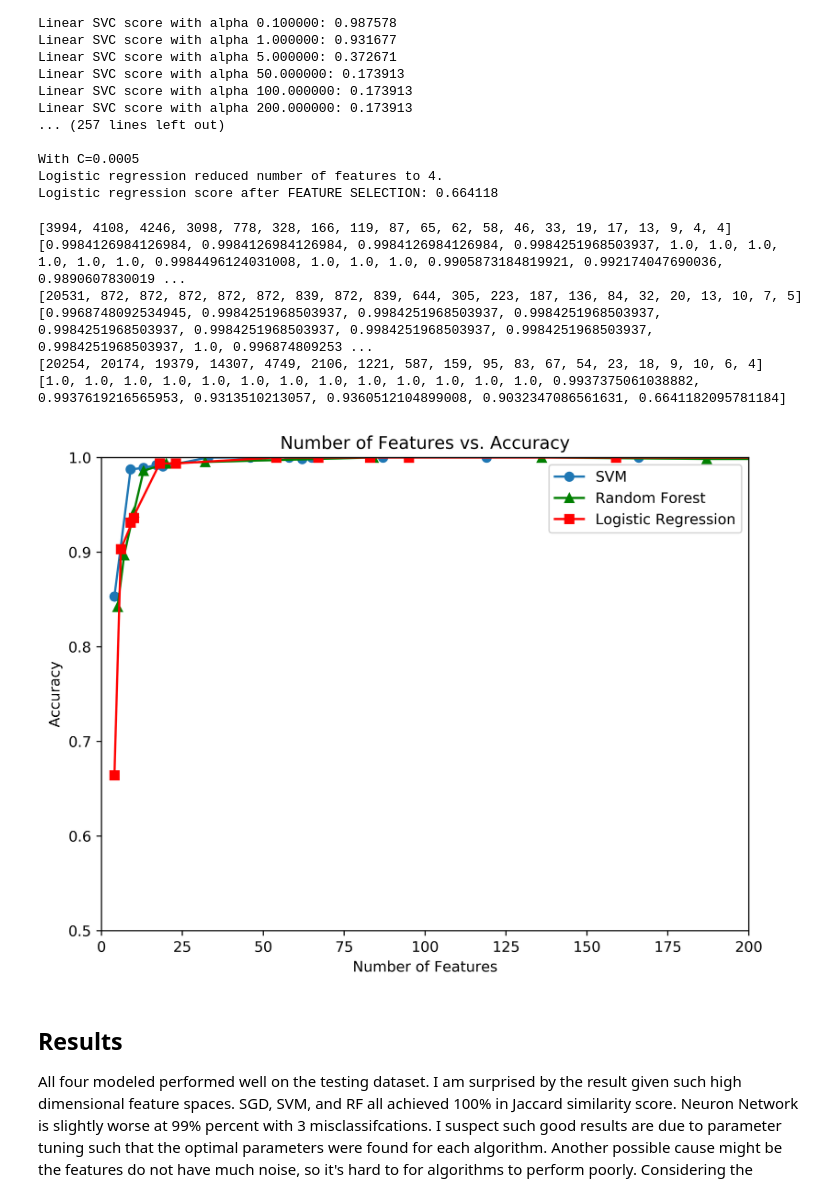
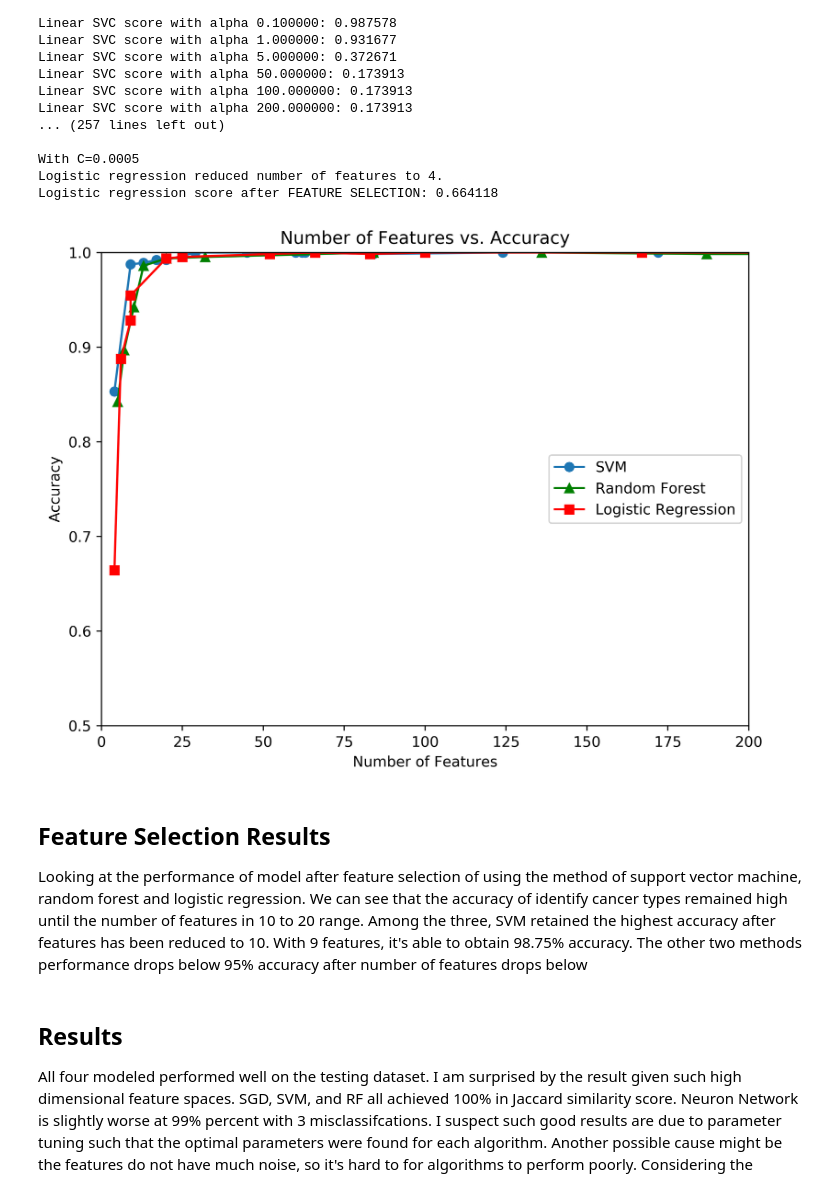
Before and after one commit to ziweiwu/ML-RNA-Microarray, a Jupyter notebook: notebook.ipynb, the cells around one changed output. Saved outputs shown, nothing was run; the diff lists cells and outputs as text; code cells hidden in the pictures.

Commit message:
improve feature selection graph

```diff
--- a/notebook.ipynb
+++ b/notebook.ipynb
@@ -604,37 +604,27 @@ Logistic regression score after FEATURE SELECTION: 0.664118
 # %%
 ########################################################################################
 #                    Feature Selection Performance
 ########################################################################################
 from matplotlib.pyplot import figure
 figure(num=None, figsize=(8, 6), dpi=500, facecolor='w', edgecolor='k')
-
-print(n_features_svm)
-print(accuracy_svm)
-print(n_features_rf)
-print(accuracy_rf)
-print(n_features_logit)
-print(accuracy_logit)
 
 plt.plot(n_features_svm, accuracy_svm, 'o-')
 plt.xlabel('Number of Features')
 plt.ylabel('Accuracy')
 plt.title("Number of Features vs. Accuracy")
 
 plt.plot(n_features_rf, accuracy_rf, '^-', color='green')
 
 plt.plot(n_features_logit, accuracy_logit, 's-', color='red')
-plt.legend(['SVM', 'Random Forest', 'Logistic Regression'])
+plt.legend(['SVM', 'Random Forest', 'Logistic Regression'], loc=5)
 
 plt.axis([0, 200, 0.5, 1])
 plt.show()
 # %% [output]
-[3994, 4108, 4246, 3098, 778, 328, 166, 119, 87, 65, 62, 58, 46, 33, 19, 17, 13, 9, 4, 4]
-[0.9984126984126984, 0.9984126984126984, 0.9984126984126984, 0.9984251968503937, 1.0, 1.0, 1.0, 1.0, 1.0, 1.0, 0.9984496124031008, 1.0, 1.0, 1.0, 0.9905873184819921, 0.992174047690036, 0.9890607830019 ...
-[20531, 872, 872, 872, 872, 872, 839, 872, 839, 644, 305, 223, 187, 136, 84, 32, 20, 13, 10, 7, 5]
-[0.9968748092534945, 0.9984251968503937, 0.9984251968503937, 0.9984251968503937, 0.9984251968503937, 0.9984251968503937, 0.9984251968503937, 0.9984251968503937, 0.9984251968503937, 1.0, 0.996874809253 ...
-[20254, 20174, 19379, 14307, 4749, 2106, 1221, 587, 159, 95, 83, 67, 54, 23, 18, 9, 10, 6, 4]
-[1.0, 1.0, 1.0, 1.0, 1.0, 1.0, 1.0, 1.0, 1.0, 1.0, 1.0, 1.0, 1.0, 0.9937375061038882, 0.9937619216565953, 0.9313510213057, 0.9360512104899008, 0.9032347086561631, 0.6641182095781184]
-[figure, old version]
+[figure, new version]
+# %% [markdown]
+## Feature Selection Results
+Looking at the performance of model after feature selection of using the method of support vector machine, random forest and logistic regression. We can see that the accuracy of identify cancer types remained high until the number of features in 10 to 20 range. Among the three, SVM retained the highest accuracy after features has been reduced to 10. With 9 features, it's able to obtain 98.75% accuracy. The other two methods performance drops below 95% accuracy after number of features drops below
 # %% [markdown]
 ## Results
 All four modeled performed well on the testing dataset. I am surprised by the result given such high dimensional feature spaces. SGD, SVM, and RF all achieved 100% in Jaccard similarity score. Neuron Network is slightly worse at 99% percent with 3 misclassifcations. I suspect such good results are due to parameter tuning such that the optimal parameters were found for each algorithm. Another possible cause might be the features do not have much noise, so it's hard to for algorithms to perform poorly. Considering the computational time, random forest and SGD are the most efficient algorithms in predicting the tumor outcomes given RNA microarray dataset. For future work, I would love to test the algorithms on more RNA microarray dataset or similar high dimensional problems.
```
Also changed, not shown: 3 other files.
